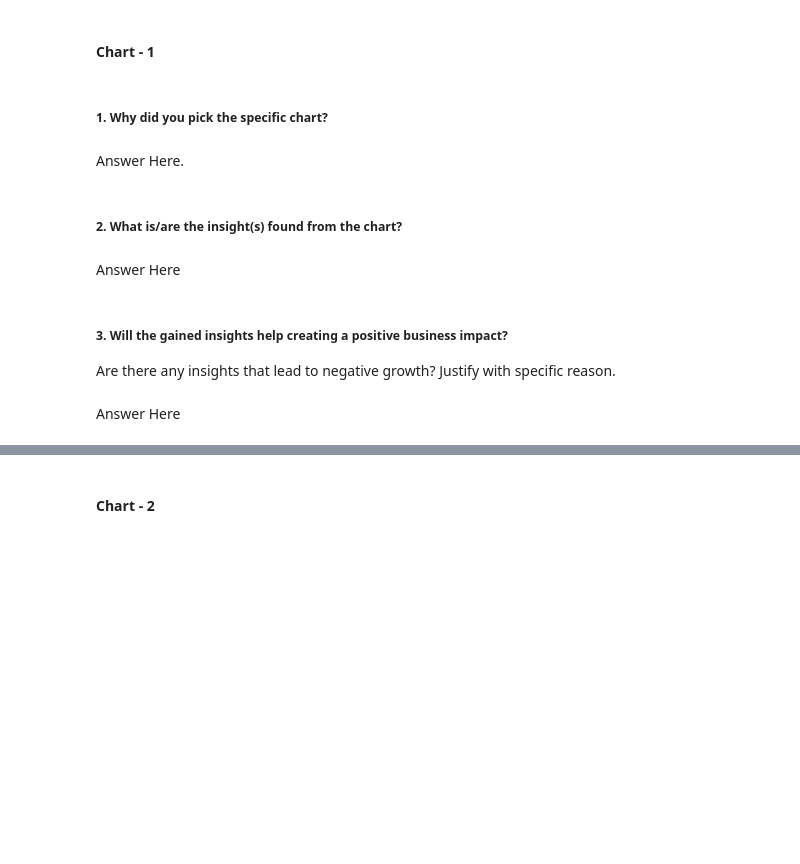
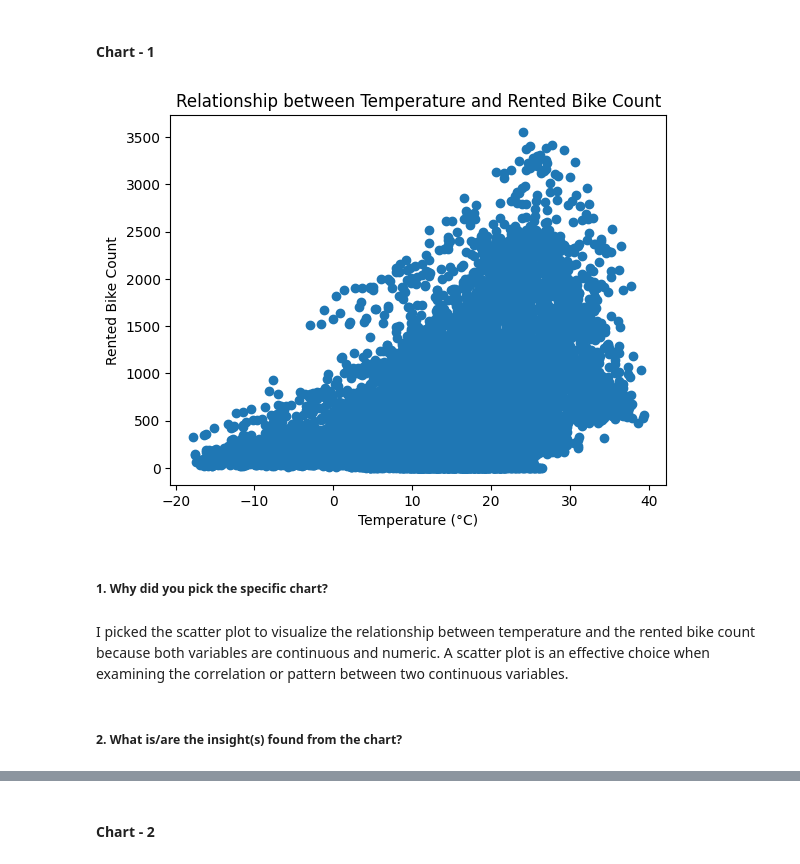
Before and after one commit to Mostaqul143/Bike-Sharing-Demand-Prediction, a Jupyter notebook: Sample ML Submission Template.ipynb, the cells around one changed output, grey strips where cells are left out. Saved outputs shown, nothing was run; the diff lists cells and outputs as text; code cells hidden in the pictures; blank space fills up the shorter version.

```diff
--- a/Sample ML Submission Template.ipynb
+++ b/Sample ML Submission Template.ipynb
@@ -252,13 +314,19 @@ Answer Here.
+# %%
+# Chart - 1 visualization code
+
+#Relationship between Temperature and Rented Bike Count
+
+plt.scatter(df['Temperature(°C)'], df['Rented Bike Count'])
+plt.xlabel('Temperature (°C)')
+plt.ylabel('Rented Bike Count')
+plt.title('Relationship between Temperature and Rented Bike Count')
+plt.show()
+# %% [output]
+[figure, added]
 # %% [markdown]
 ##### 1. Why did you pick the specific chart?
-# %% [markdown]
-Answer Here.
+# %% [markdown]
+
+I picked the scatter plot to visualize the relationship between temperature and the rented bike count because both variables are continuous and numeric. A scatter plot is an effective choice when examining the correlation or pattern between two continuous variables.
 # %% [markdown]
 ##### 2. What is/are the insight(s) found from the chart?
-# %% [markdown]
-Answer Here
-# %% [markdown]
-##### 3. Will the gained insights help creating a positive business impact?
-Are there any insights that lead to negative growth? Justify with specific reason.
-# %% [markdown]
-Answer Here
```
Also changed, not shown: parts of 117 cells of this notebook.
